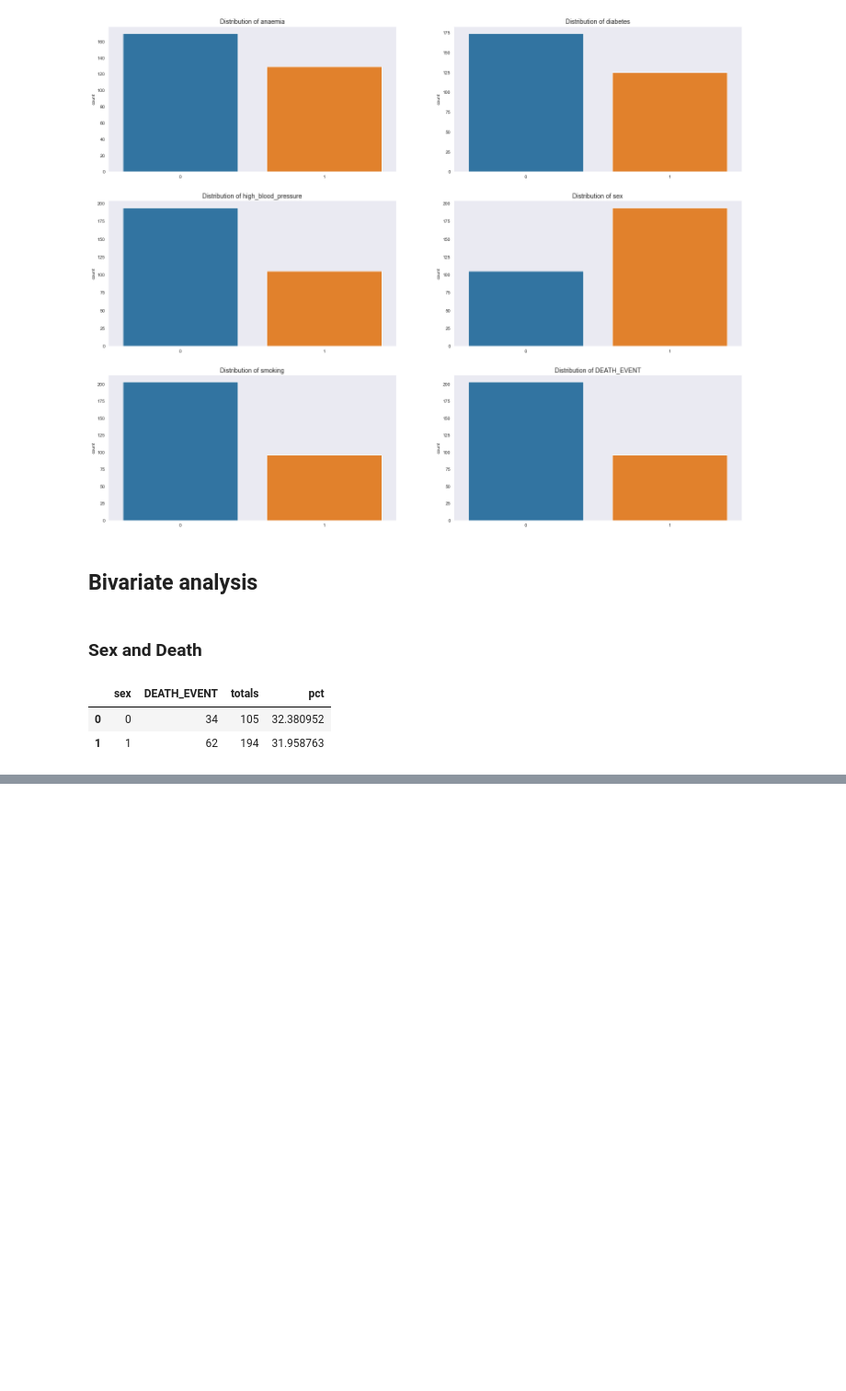
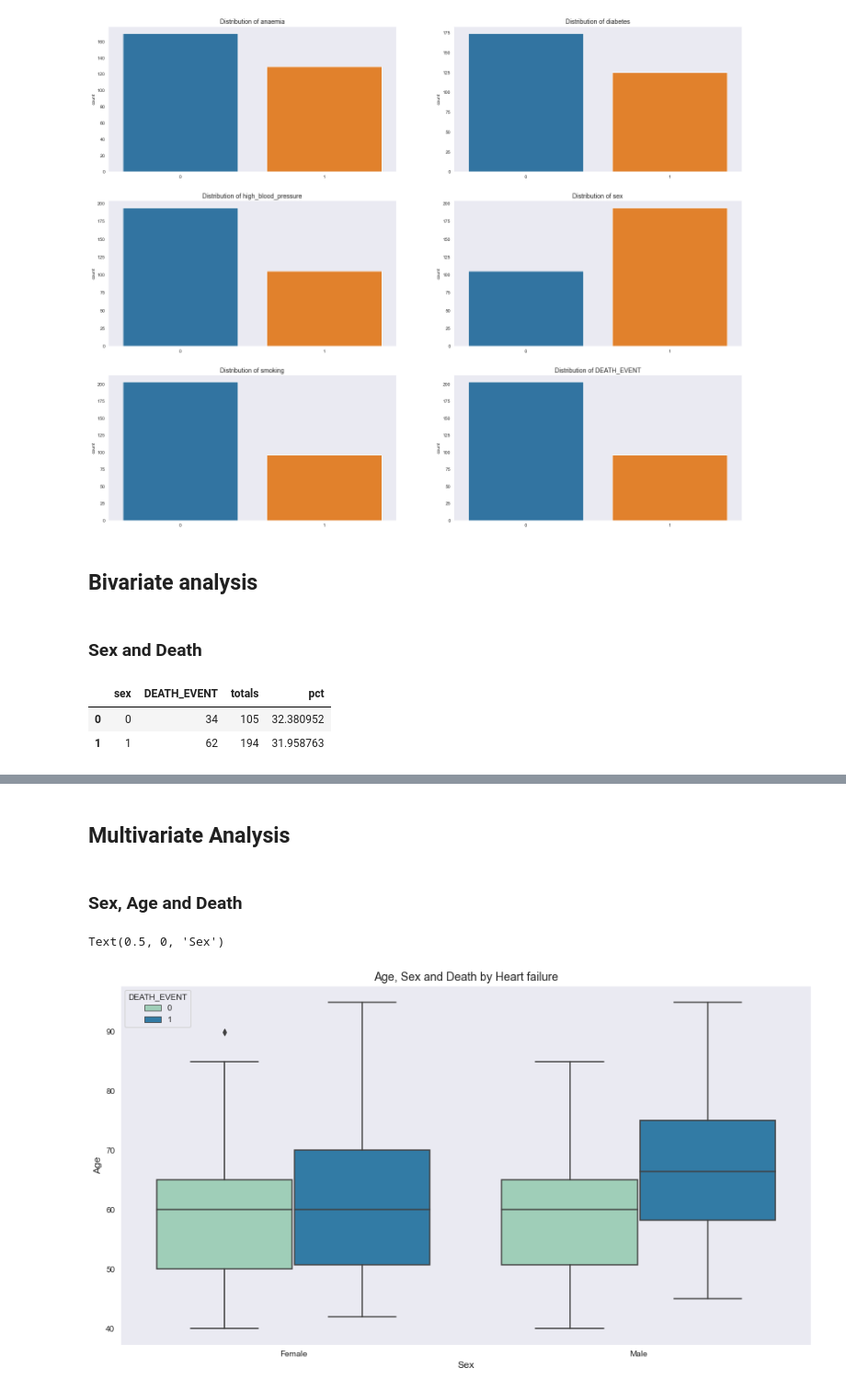
Before and after one commit to pmmc92/Heart_Failure, a Jupyter notebook: mf.ipynb, the cells around one changed output, grey strips where cells are left out. Shown at 92% size. Saved outputs shown, nothing was run; the diff lists cells and outputs as text; code cells hidden in the pictures; blank space fills up the shorter version.

```diff
--- a/mf.ipynb
+++ b/mf.ipynb
@@ -156,0 +199,14 @@ Name: sex, dtype: int64
+# %% [markdown]
+## Multivariate Analysis
+# %% [markdown]
+### Sex, Age and Death
+# %%
+plt.figure(figsize = (15,8))
+sns.boxplot(x = "sex", y = "age", data = df, hue = "DEATH_EVENT", palette = "YlGnBu")
+plt.title("Age, Sex and Death by Heart failure", size = 14)
+plt.xticks([0,1],["Female","Male"])
+plt.ylabel("Age", size = 12)
+plt.xlabel("Sex", size = 12)
+# %% [output]
+Text(0.5, 0, 'Sex')
+[figure, added]
```
Also changed, not shown: parts of 10 cells of this notebook.
